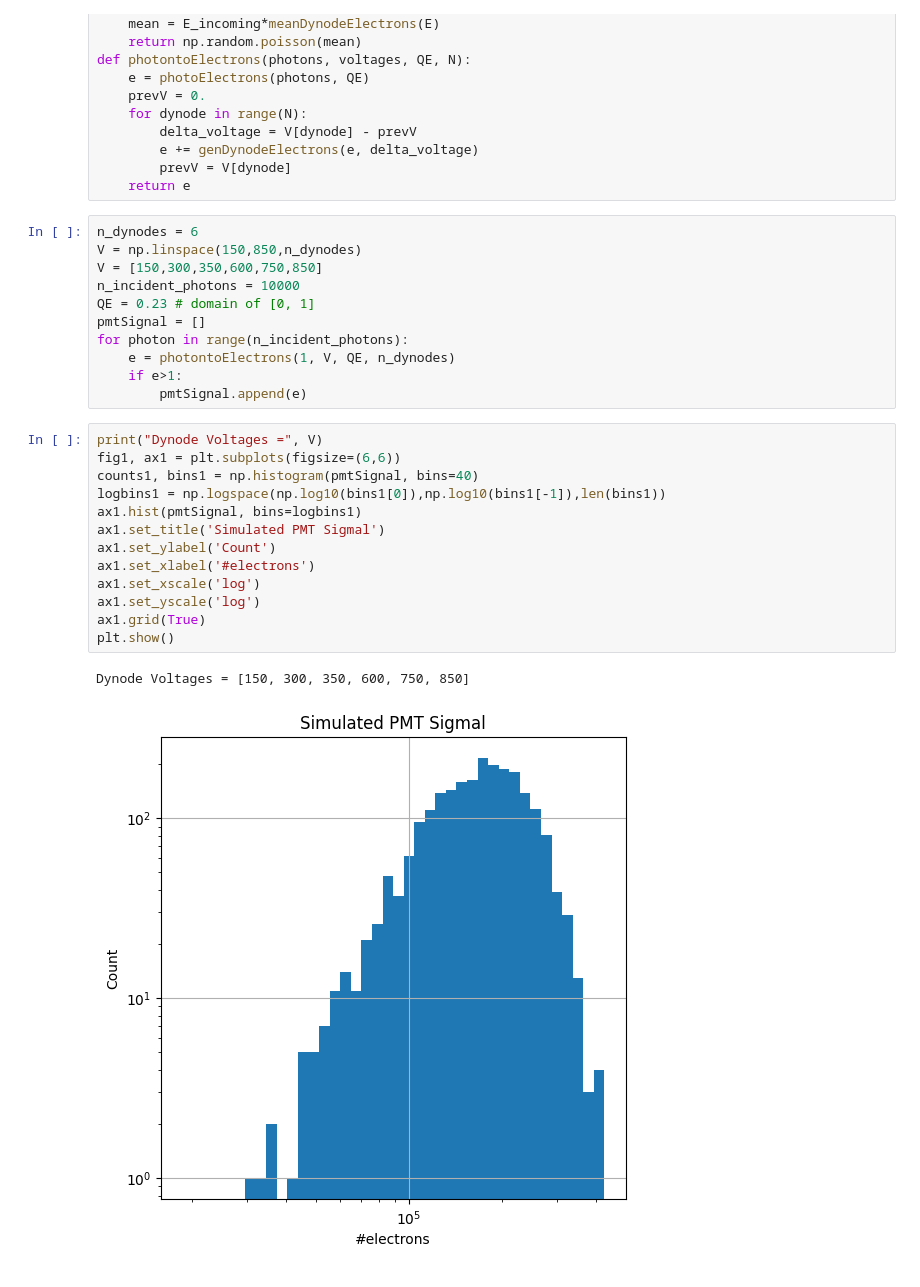
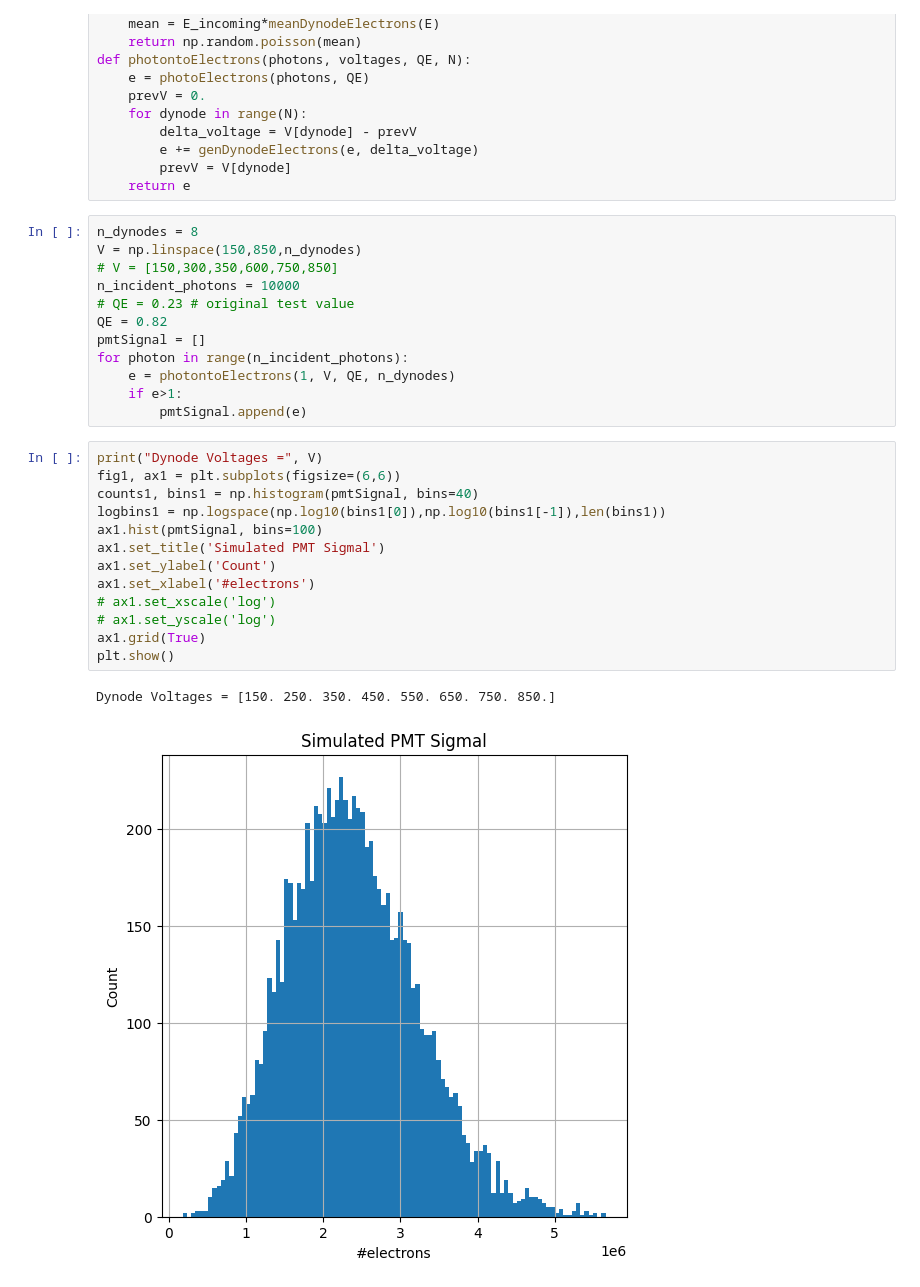
Before and after one commit to llbranch/Monte-Python, a Jupyter notebook: Monte Carlo AESOP-Lite.ipynb, the cells around one changed output. Drawn from its saved outputs; the diff is of its cells as text.

```diff
--- a/Monte Carlo AESOP-Lite.ipynb
+++ b/Monte Carlo AESOP-Lite.ipynb
@@ -162,11 +157,12 @@ def photontoElectrons(photons, voltages, QE, N):
         prevV = V[dynode]
     return e
 # %%
-n_dynodes = 6
+n_dynodes = 8
 V = np.linspace(150,850,n_dynodes)
-V = [150,300,350,600,750,850]
+# V = [150,300,350,600,750,850]
 n_incident_photons = 10000
-QE = 0.23 # domain of [0, 1]
+# QE = 0.23 # original test value
+QE = 0.82
 pmtSignal = []
 for photon in range(n_incident_photons):
     e = photontoElectrons(1, V, QE, n_dynodes)
@@ -175,16 +171,16 @@ for photon in range(n_incident_photons):
 # %%
 print("Dynode Voltages =", V)
 fig1, ax1 = plt.subplots(figsize=(6,6))
 counts1, bins1 = np.histogram(pmtSignal, bins=40)
 logbins1 = np.logspace(np.log10(bins1[0]),np.log10(bins1[-1]),len(bins1))
-ax1.hist(pmtSignal, bins=logbins1)
+ax1.hist(pmtSignal, bins=100)
 ax1.set_title('Simulated PMT Sigmal')
 ax1.set_ylabel('Count')
 ax1.set_xlabel('#electrons')
-ax1.set_xscale('log')
-ax1.set_yscale('log')
+# ax1.set_xscale('log')
+# ax1.set_yscale('log')
 ax1.grid(True)
 plt.show()
 # %% [output]
-Dynode Voltages = [150, 300, 350, 600, 750, 850]
+Dynode Voltages = [150. 250. 350. 450. 550. 650. 750. 850.]
-[figure, old version]
+[figure, new version]
```
Also changed, not shown: parts of 4 cells of this notebook, 1 other file.
